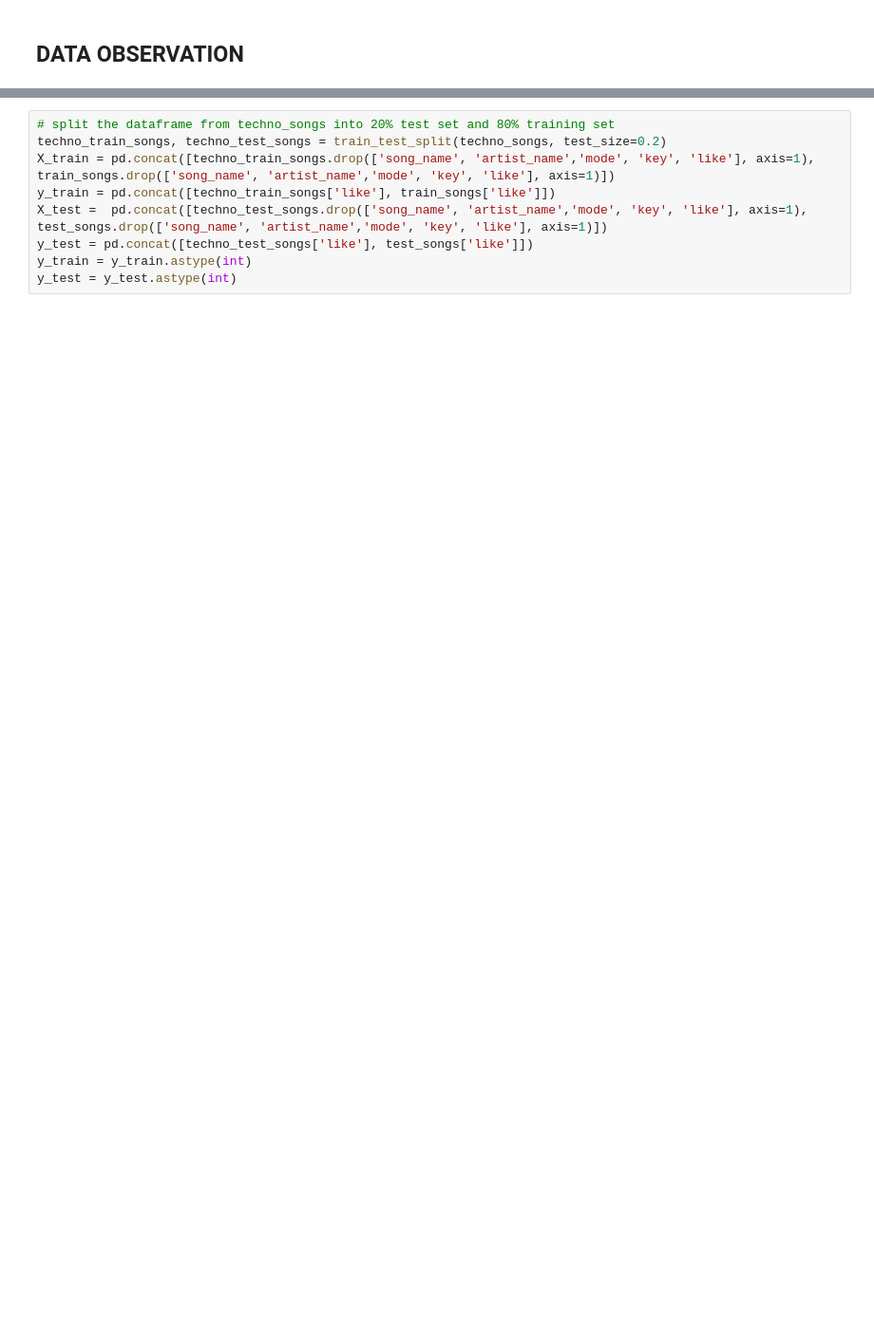
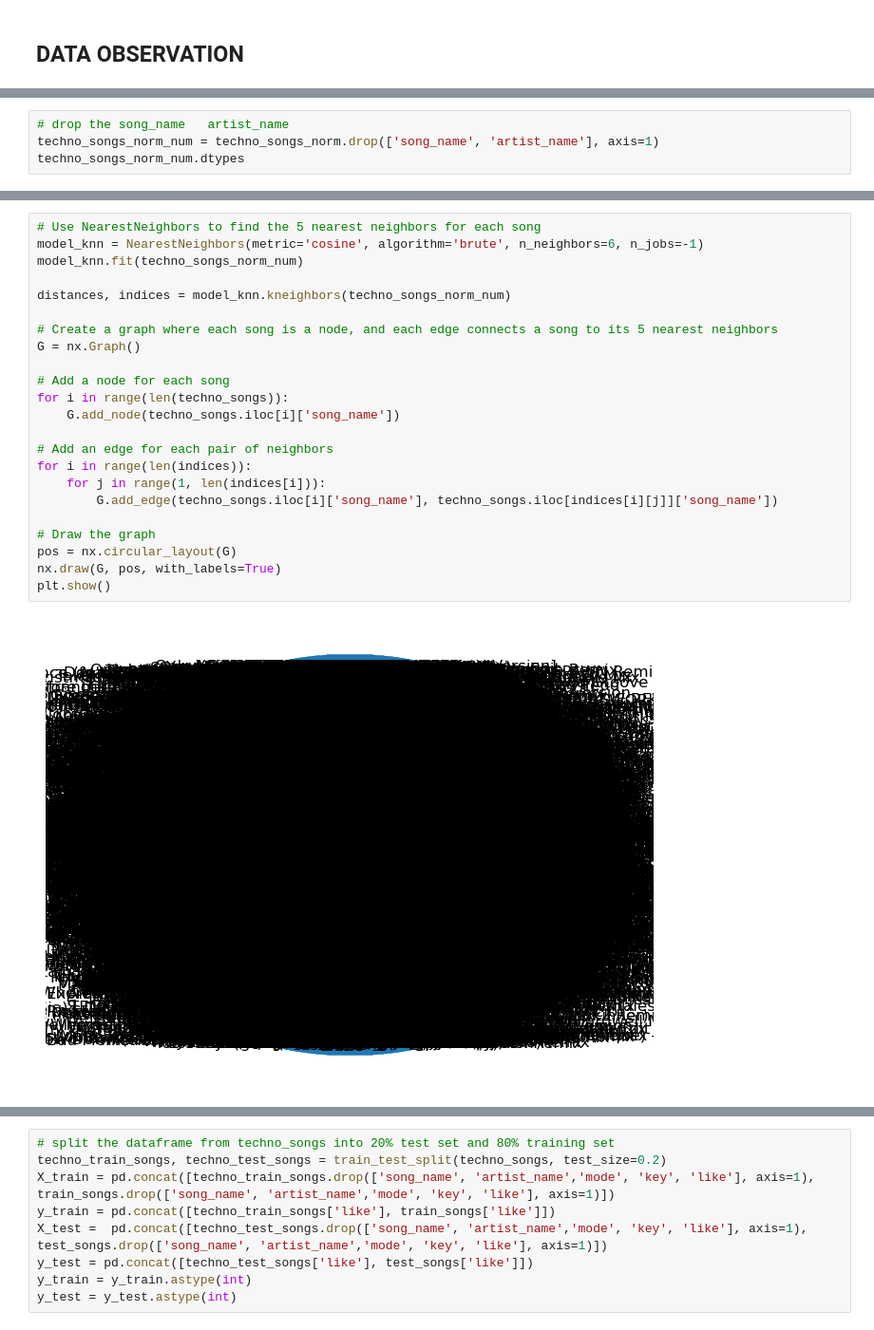
Before and after one commit to misterteri/spotify-api, a Jupyter notebook: main.ipynb, the cells around one changed output, grey strips where cells are left out. Shown: that part at 95% size. Saved outputs shown, nothing was run; the diff lists cells and outputs as text; blank space fills up the shorter version.

```diff
--- a/main.ipynb
+++ b/main.ipynb
@@ -148 +119,5 @@ speechiness   liveness    0.155015
 dtype: float64
+# %%
+# drop the song_name   artist_name
+techno_songs_norm_num = techno_songs_norm.drop(['song_name', 'artist_name'], axis=1)
+techno_songs_norm_num.dtypes
@@ -148,0 +138,25 @@ dtype: float64
+# %%
+# Use NearestNeighbors to find the 5 nearest neighbors for each song
+model_knn = NearestNeighbors(metric='cosine', algorithm='brute', n_neighbors=6, n_jobs=-1)
+model_knn.fit(techno_songs_norm_num)
+
+distances, indices = model_knn.kneighbors(techno_songs_norm_num)
+
+# Create a graph where each song is a node, and each edge connects a song to its 5 nearest neighbors
+G = nx.Graph()
+
+# Add a node for each song
+for i in range(len(techno_songs)):
+    G.add_node(techno_songs.iloc[i]['song_name'])
+
+# Add an edge for each pair of neighbors
+for i in range(len(indices)):
+    for j in range(1, len(indices[i])):
+        G.add_edge(techno_songs.iloc[i]['song_name'], techno_songs.iloc[indices[i][j]]['song_name'])
+
+# Draw the graph
+pos = nx.circular_layout(G)
+nx.draw(G, pos, with_labels=True)
+plt.show()
+# %% [output]
+[figure, added]
```
Also changed, not shown: parts of 18 cells of this notebook, 3 other files.
